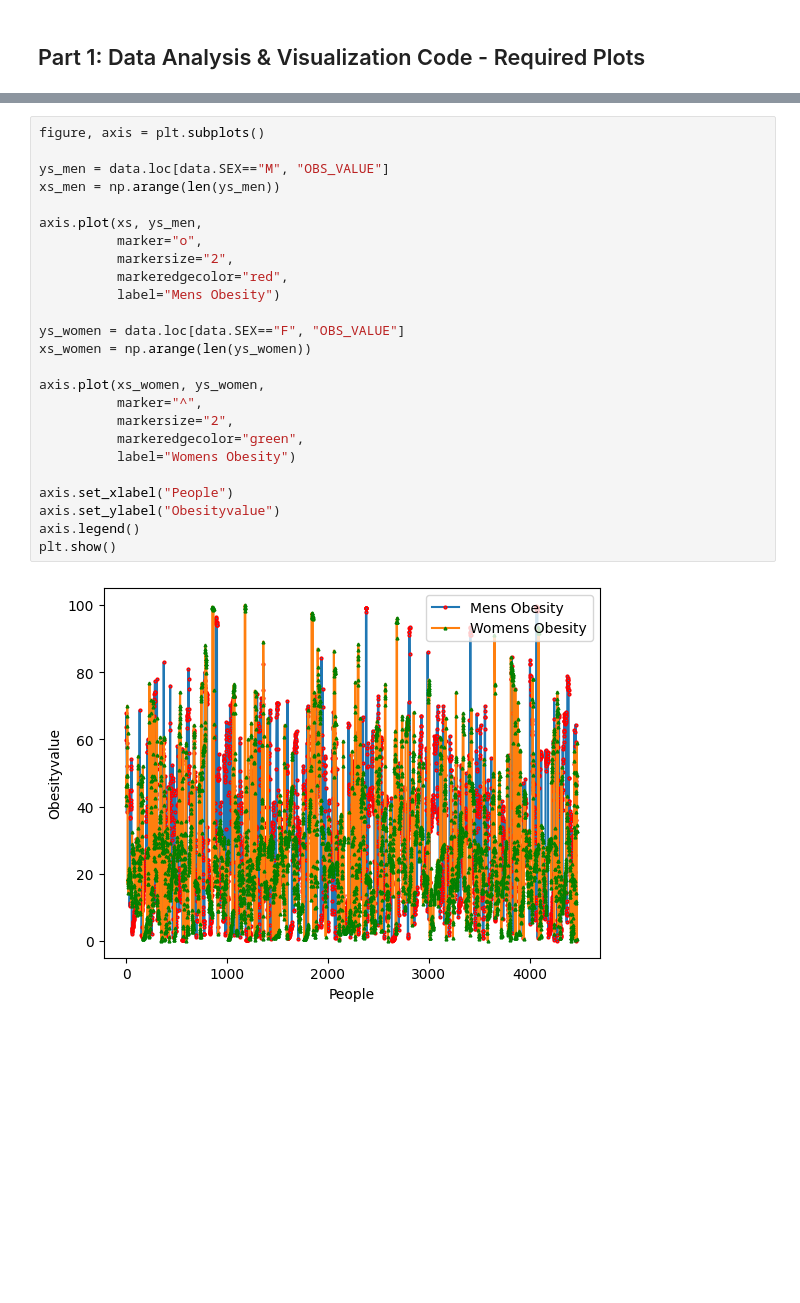
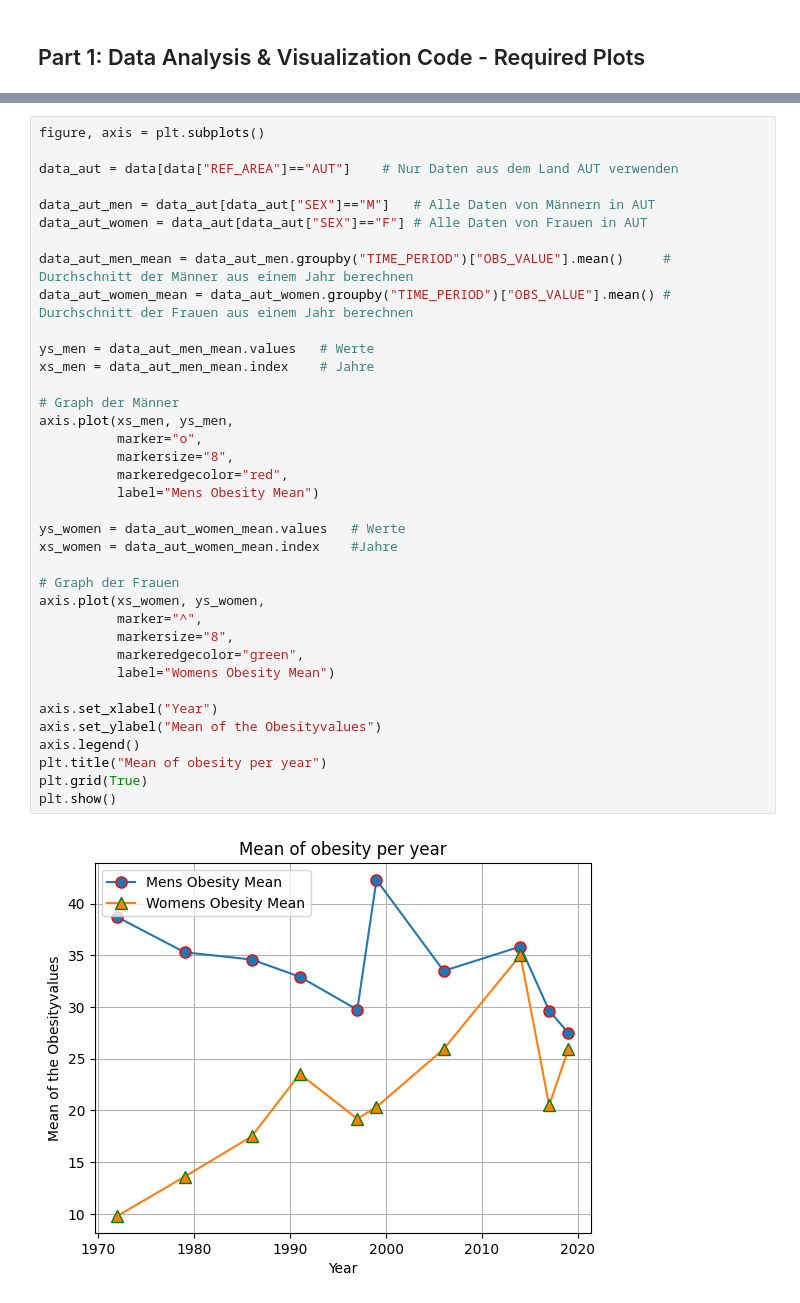
Before and after one commit to trigsaw/Assignment2, a Jupyter notebook: assignment2.ipynb, the cells around one changed output, grey strips where cells are left out. Cells and saved outputs as stored; diff of their text form; blank space fills up the shorter version.

Commit message:
First plot (nearly finished)

```diff
--- a/assignment2.ipynb
+++ b/assignment2.ipynb
@@ -44,30 +46,42 @@ data
 | 33531 | DATAFLOW | OECD.ELS.HD:DSD_HEALTH_LVNG@DF_HE... | NaN | I | BGR | NaN | A | NaN | SP_OBS | ... |
 | 33532 | DATAFLOW | OECD.ELS.HD:DSD_HEALTH_LVNG@DF_HE... | NaN | I | BGR | NaN | A | NaN | SP_OBS | ... |
 33533 rows × 28 columns
-# %%
-figure, axis = plt.subplots()
-
-ys_men = data.loc[data.SEX=="M", "OBS_VALUE"]
-xs_men = np.arange(len(ys_men))
-
-axis.plot(xs, ys_men,
-          marker="o",
-          markersize="2",
-          markeredgecolor="red",
-          label="Mens Obesity")
-
-ys_women = data.loc[data.SEX=="F", "OBS_VALUE"]
-xs_women = np.arange(len(ys_women))
-
-axis.plot(xs_women, ys_women,
-          marker="^",
-          markersize="2",
-          markeredgecolor="green",
-          label="Womens Obesity")
-
-axis.set_xlabel("People")
-axis.set_ylabel("Obesityvalue")
-axis.legend()
-plt.show()
-# %% [output]
-[figure, removed]
+# %%
+figure, axis = plt.subplots()
+
+data_aut = data[data["REF_AREA"]=="AUT"]    # Nur Daten aus dem Land AUT verwenden
+
+data_aut_men = data_aut[data_aut["SEX"]=="M"]   # Alle Daten von Männern in AUT
+data_aut_women = data_aut[data_aut["SEX"]=="F"] # Alle Daten von Frauen in AUT
+
+data_aut_men_mean = data_aut_men.groupby("TIME_PERIOD")["OBS_VALUE"].mean()     # Durchschnitt der Männer aus einem Jahr berechnen
+data_aut_women_mean = data_aut_women.groupby("TIME_PERIOD")["OBS_VALUE"].mean() # Durchschnitt der Frauen aus einem Jahr berechnen
+
+ys_men = data_aut_men_mean.values   # Werte
+xs_men = data_aut_men_mean.index    # Jahre
+
+# Graph der Männer
+axis.plot(xs_men, ys_men,
+          marker="o",
+          markersize="8",
+          markeredgecolor="red",
+          label="Mens Obesity Mean")
+
+ys_women = data_aut_women_mean.values   # Werte
+xs_women = data_aut_women_mean.index    #Jahre
+
+# Graph der Frauen
+axis.plot(xs_women, ys_women,
+          marker="^",
+          markersize="8",
+          markeredgecolor="green",
+          label="Womens Obesity Mean")
+
+axis.set_xlabel("Year")
+axis.set_ylabel("Mean of the Obesityvalues")
+axis.legend()
+plt.title("Mean of obesity per year")
+plt.grid(True)
+plt.show()
+# %% [output]
+[figure, added]
```
Also changed, not shown: parts of 4 cells of this notebook.
